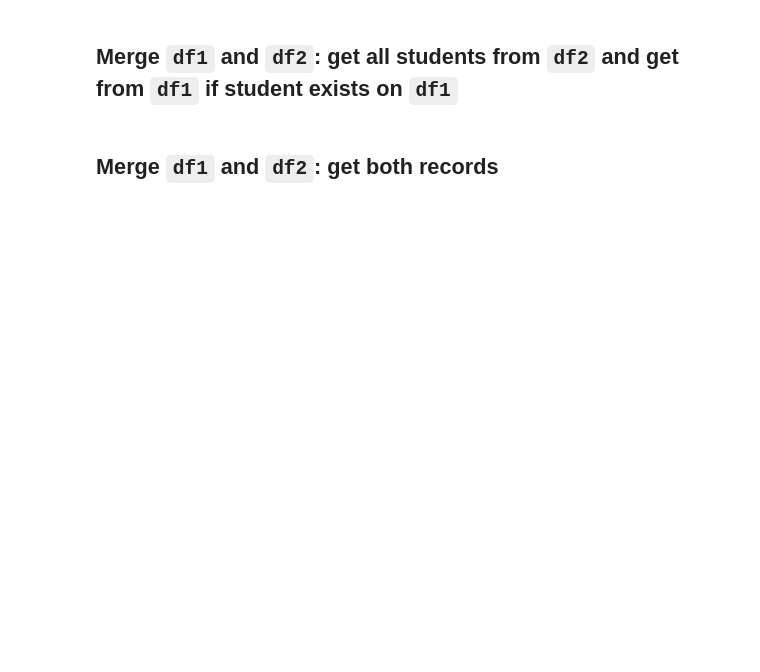
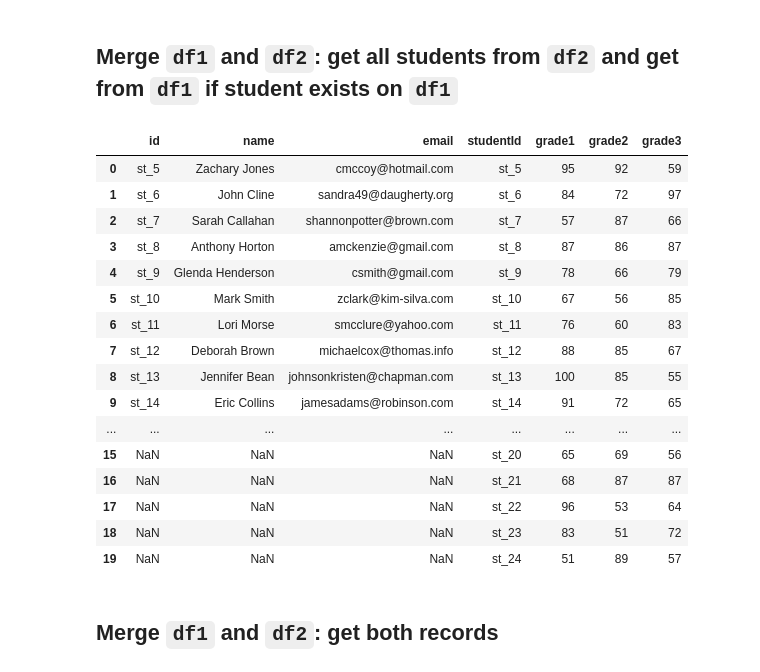
Before and after one commit to udveg/DS601_Fall21, a Jupyter notebook: Week04/labs/lab1_join_dataframes.ipynb, the cells around one changed output. Cells and saved outputs as stored; diff of their text form; code cells hidden in the pictures; blank space fills up the shorter version.

```diff
--- a/Week04/labs/lab1_join_dataframes.ipynb
+++ b/Week04/labs/lab1_join_dataframes.ipynb
@@ -45,2 +119,23 @@ df_merged
+# %%
+df_merged = pd.merge(df1, df2, how='right', left_on='id', right_on='studentId')
+df_merged
+# %% [output]
+|  | id | name | email | studentId | grade1 | grade2 | grade3 |
+| 0 | st_5 | Zachary Jones | cmccoy@hotmail.com | st_5 | 95 | 92 | 59 |
+| 1 | st_6 | John Cline | sandra49@daugherty.org | st_6 | 84 | 72 | 97 |
+| 2 | st_7 | Sarah Callahan | shannonpotter@brown.com | st_7 | 57 | 87 | 66 |
+| 3 | st_8 | Anthony Horton | amckenzie@gmail.com | st_8 | 87 | 86 | 87 |
+| 4 | st_9 | Glenda Henderson | csmith@gmail.com | st_9 | 78 | 66 | 79 |
+| 5 | st_10 | Mark Smith | zclark@kim-silva.com | st_10 | 67 | 56 | 85 |
+| 6 | st_11 | Lori Morse | smcclure@yahoo.com | st_11 | 76 | 60 | 83 |
+| 7 | st_12 | Deborah Brown | michaelcox@thomas.info | st_12 | 88 | 85 | 67 |
+| 8 | st_13 | Jennifer Bean | johnsonkristen@chapman.com | st_13 | 100 | 85 | 55 |
+| 9 | st_14 | Eric Collins | jamesadams@robinson.com | st_14 | 91 | 72 | 65 |
+| ... | ... | ... | ... | ... | ... | ... | ... |
+| 15 | NaN | NaN | NaN | st_20 | 65 | 69 | 56 |
+| 16 | NaN | NaN | NaN | st_21 | 68 | 87 | 87 |
+| 17 | NaN | NaN | NaN | st_22 | 96 | 53 | 64 |
+| 18 | NaN | NaN | NaN | st_23 | 83 | 51 | 72 |
+| 19 | NaN | NaN | NaN | st_24 | 51 | 89 | 57 |
 # %% [markdown]
 ## Merge `df1` and `df2`: get both records
```
Also changed, not shown: parts of 10 cells of this notebook, 3 other files.
